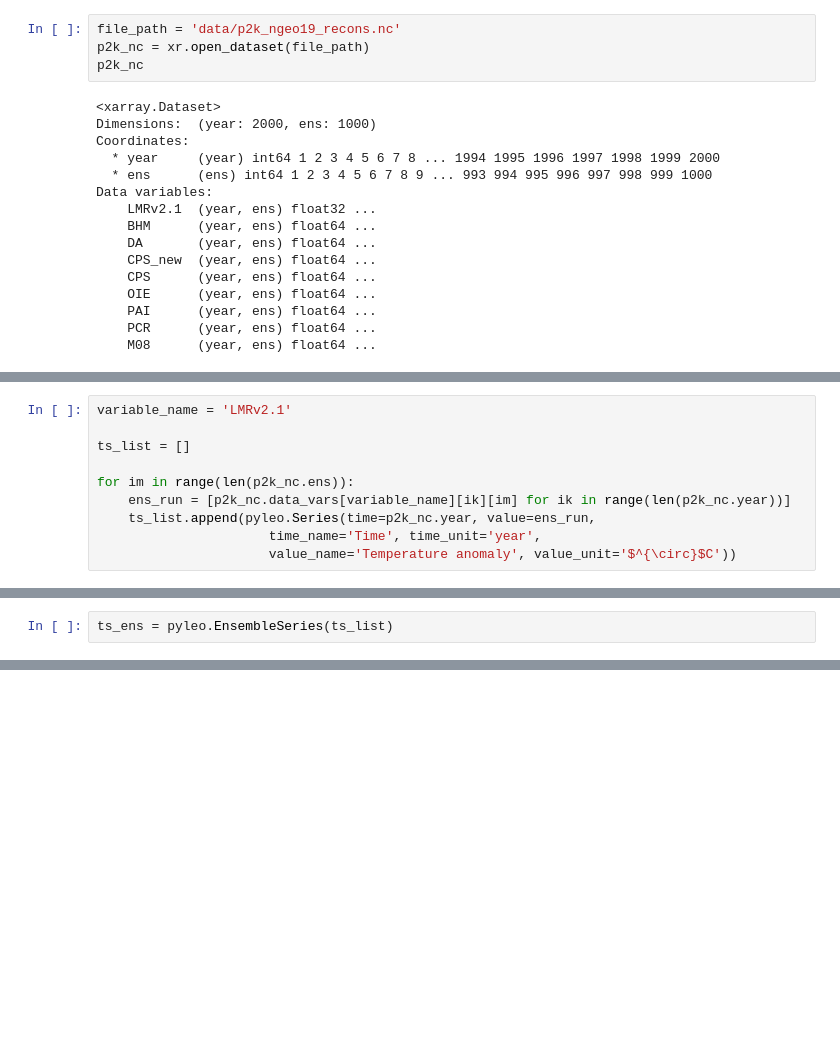
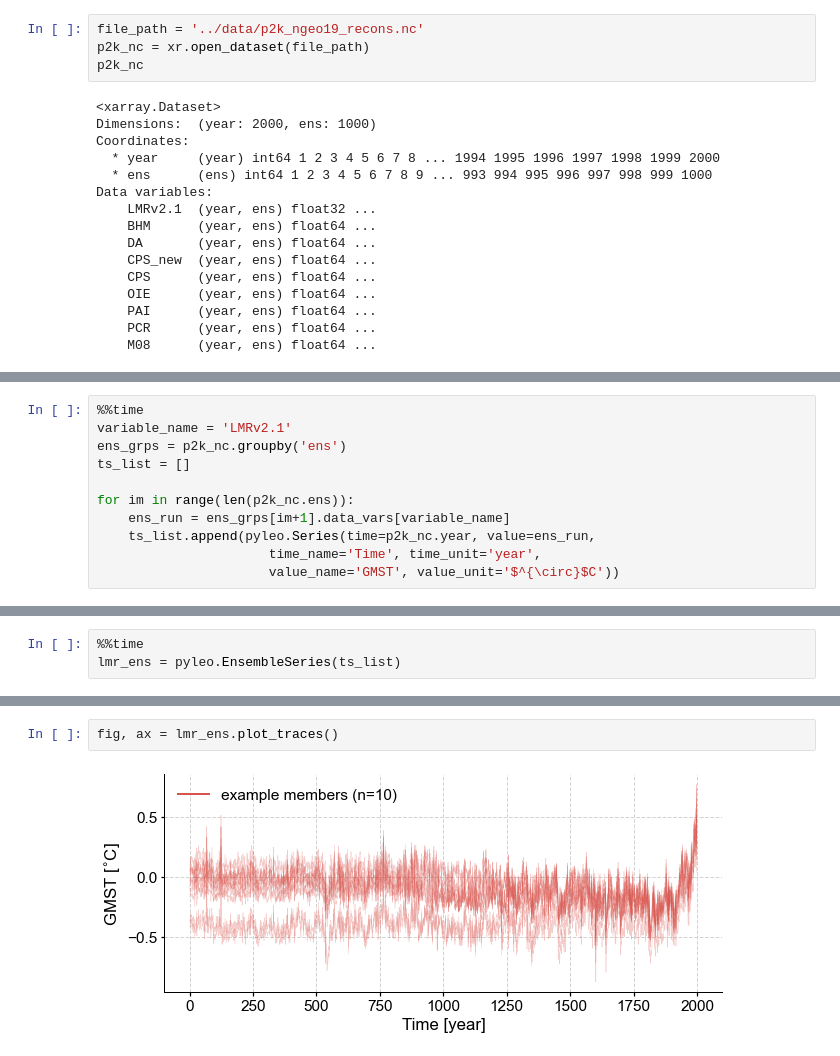
Before and after one commit to LinkedEarth/PyleoTutorials, a Jupyter notebook: notebooks/basic_MSES_manipulation.ipynb, the cells around one changed output, grey strips where cells are left out. Saved outputs shown, nothing was run; the diff lists cells and outputs as text; blank space fills up the shorter version.

```diff
--- a/notebooks/basic_MSES_manipulation.ipynb
+++ b/notebooks/basic_MSES_manipulation.ipynb
@@ -210,7 +215,7 @@ fig, ax = ms_euro_coral_ct.stackplot(labels=['Red Sea\n(Felis, 2000)',
 # %%
 import xarray as xr
 # %%
-file_path = 'data/p2k_ngeo19_recons.nc'
+file_path = '../data/p2k_ngeo19_recons.nc'
 p2k_nc = xr.open_dataset(file_path)
 p2k_nc
 # %% [output]
@@ -242,11 +237,12 @@ In this case, we will focus on one variable from `p2k_nc` and create an `pyleo.E
 # %%
+%%time
 variable_name = 'LMRv2.1'
-
+ens_grps = p2k_nc.groupby('ens')
 ts_list = []
 
 for im in range(len(p2k_nc.ens)):
-    ens_run = [p2k_nc.data_vars[variable_name][ik][im] for ik in range(len(p2k_nc.year))]
+    ens_run = ens_grps[im+1].data_vars[variable_name]
     ts_list.append(pyleo.Series(time=p2k_nc.year, value=ens_run,
                       time_name='Time', time_unit='year',
-                      value_name='Temperature anomaly', value_unit='$^{\circ}$C'))
+                      value_name='GMST', value_unit='$^{\circ}$C'))
 # %% [output]
@@ -254,2 +251,3 @@ KeyboardInterrupt:
 # %%
-ts_ens = pyleo.EnsembleSeries(ts_list)
+%%time
+lmr_ens = pyleo.EnsembleSeries(ts_list)
@@ -261,0 +260,4 @@ fig, ax = ts_ens.plot_traces()
+# %%
+fig, ax = lmr_ens.plot_traces()
+# %% [output]
+[figure, added]
```
Also changed, not shown: parts of 34 cells of this notebook.
